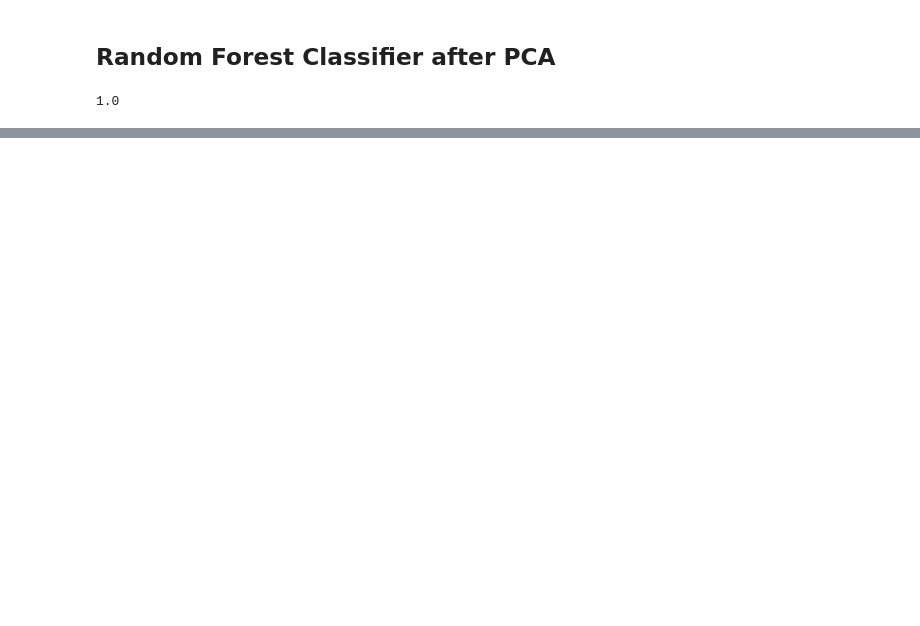
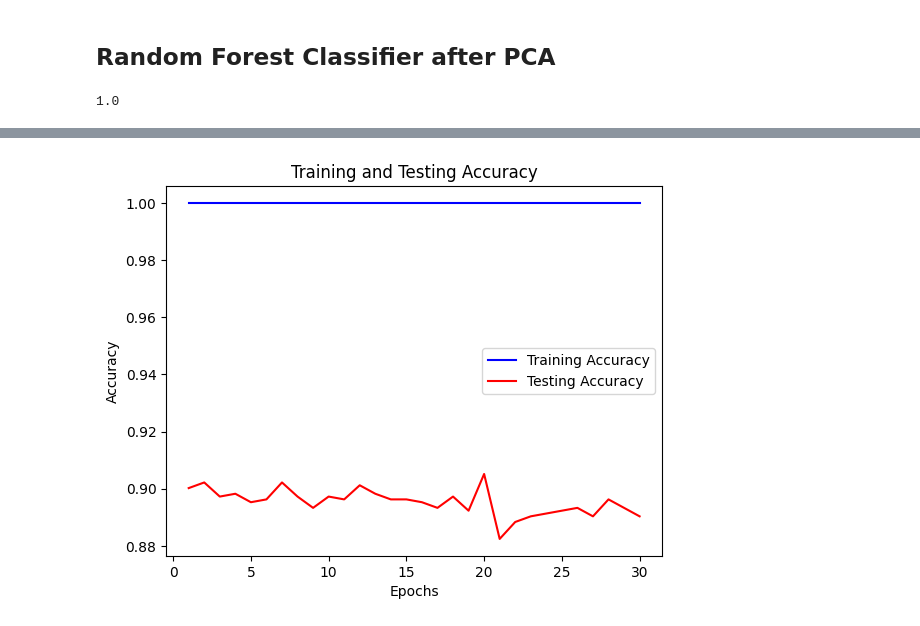
Before and after one commit to mr-rojit/movies-reviews-sentiment-analysis, a Jupyter notebook: Untitled.ipynb, the cells around one changed output, grey strips where cells are left out. Saved outputs shown, nothing was run; the diff lists cells and outputs as text; code cells hidden in the pictures; blank space fills up the shorter version.

Commit message:
NN with dropout

```diff
--- a/Untitled.ipynb
+++ b/Untitled.ipynb
@@ -277,0 +261,9 @@ accuracy
+# %%
+model = Sequential()
+model.add(Dense(128, activation='relu', input_shape=(X_train_tfidf.shape[1],)))
+model.add(Dropout(0.5))
+model.add(Dense(64, activation='relu'))
+model.add(Dropout(0.5))
+model.add(Dense(2, activation='softmax'))
+# %%
+model.compile(loss='sparse_categorical_crossentropy', optimizer='Adam', metrics=['accuracy'])
@@ -277,0 +292,2 @@ accuracy
+# %%
+history = model.fit(X_resampled.toarray(), y_resampled, epochs=30, batch_size=32, validation_data=(X_test_tfidf.toarray(), y_test))
@@ -277,0 +312,14 @@ accuracy
+# %%
+train_accuracy = history.history['accuracy']
+test_accuracy = history.history['val_accuracy']
+epochs = range(1, len(train_accuracy) + 1)
+# %%
+plt.plot(epochs, train_accuracy, 'b', label='Training Accuracy')
+plt.plot(epochs, test_accuracy, 'r', label='Testing Accuracy')
+plt.title('Training and Testing Accuracy')
+plt.xlabel('Epochs')
+plt.ylabel('Accuracy')
+plt.legend()
+plt.show()
+# %% [output]
+[figure, added]
```
Also changed, not shown: parts of 23 cells of this notebook.
